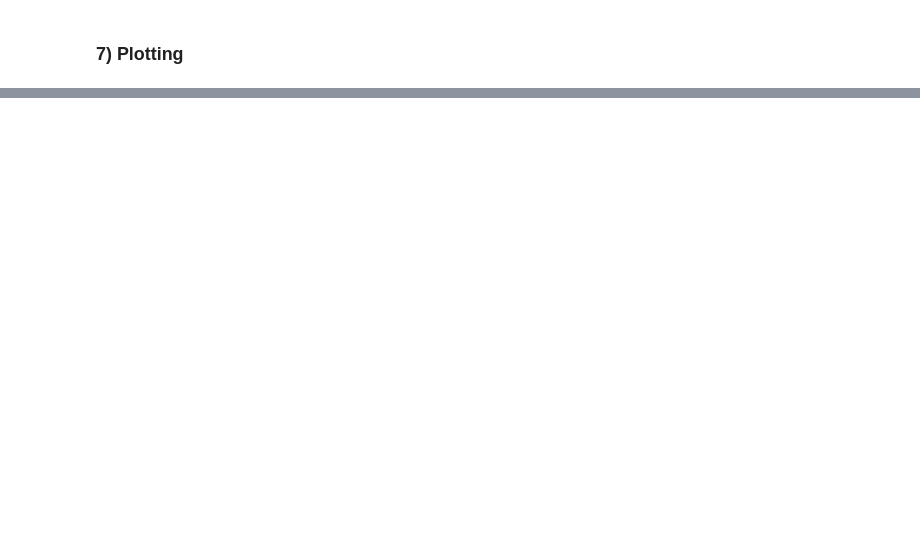
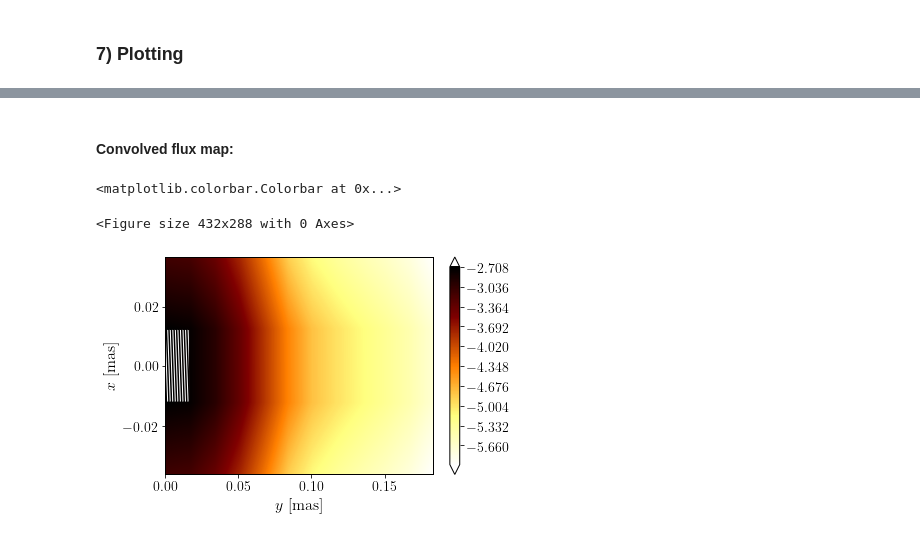
Before and after one commit to santimda/ExtendedJet, a Jupyter notebook: Code/MapFlux.ipynb, the cells around one changed output, grey strips where cells are left out. Saved outputs shown, nothing was run; the diff lists cells and outputs as text; code cells hidden in the pictures; blank space fills up the shorter version.

```diff
--- a/Code/MapFlux.ipynb
+++ b/Code/MapFlux.ipynb
@@ -150,0 +215,15 @@ fig.colorbar( CS)
+# %% [markdown]
+#### Convolved flux map:
+# %%
+plt.clf()
+fig, ax = plt.subplots()
+ax.set_xlabel(r"$y$ [mas]")
+ax.set_ylabel(r"$x$ [mas]")
+cmap  = plt.cm.afmhot_r
+#cmap.set_label(r"$S_\nu$ [mJy beam$^{-1}$]")
+CS_conv = ax.contour( y_c, x_c, np.log10(F_map_c), cmap=cmap, levels=1024, extend="both")
+fig.colorbar( CS_conv)
+# %% [output]
+<matplotlib.colorbar.Colorbar at 0x...>
+<Figure size 432x288 with 0 Axes>
+[figure, added]
```
Also changed, not shown: parts of 12 cells of this notebook.
